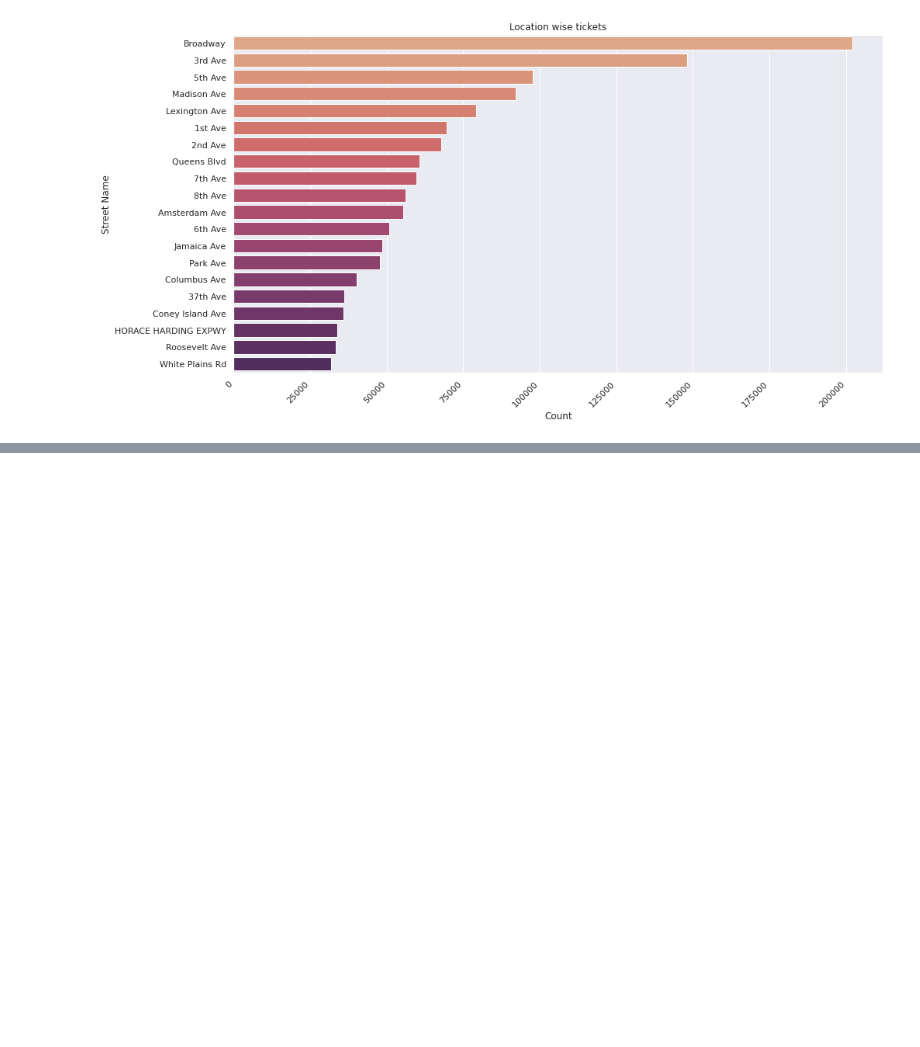
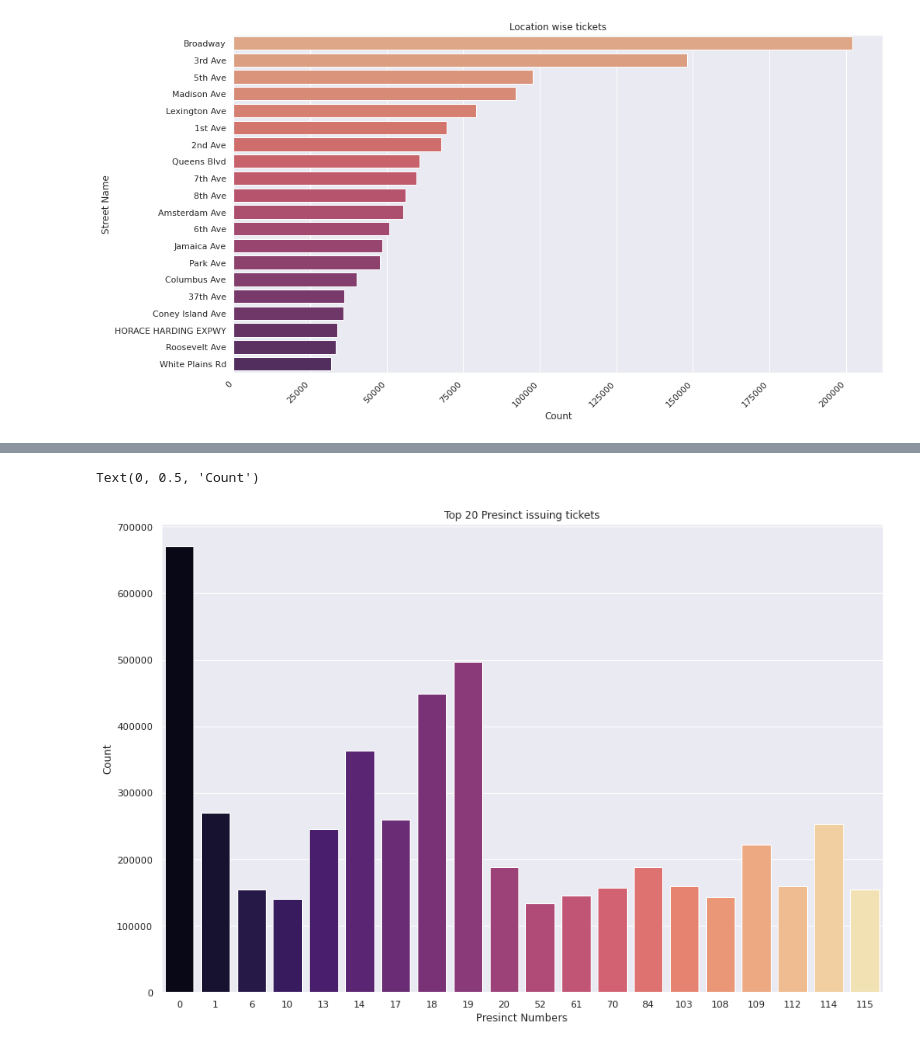
Before and after one commit to Amruta-Nadgouda/DataMiningProject, a Jupyter notebook: DM_Project_EDA.ipynb, the cells around one changed output, grey strips where cells are left out. Saved outputs shown, nothing was run; the diff lists cells and outputs as text; code cells hidden in the pictures; blank space fills up the shorter version.

```diff
--- a/DM_Project_EDA.ipynb
+++ b/DM_Project_EDA.ipynb
@@ -316,0 +375,3 @@ Text(0, 0.5, 'Street Name')
+# %%
+vehiclePresinct = dataDF['Violation Precinct'].value_counts(ascending = False)[:20]
+vehiclePresinct
@@ -316,0 +396,9 @@ Text(0, 0.5, 'Street Name')
+# %%
+plt.figure(figsize=(15,10))
+sns.barplot(x = vehiclePresinct.index, y = vehiclePresinct.values, palette='magma')
+plt.title('Top 20 Presinct issuing tickets')
+plt.xlabel('Presinct Numbers')
+plt.ylabel('Count')
+# %% [output]
+Text(0, 0.5, 'Count')
+[figure, added]
```
Also changed, not shown: parts of 10 cells of this notebook.
